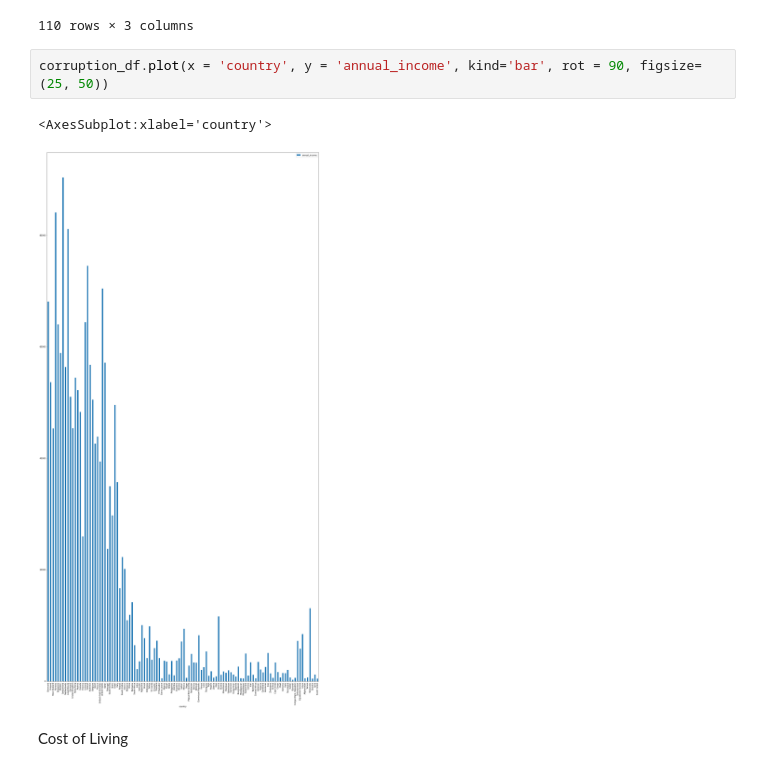
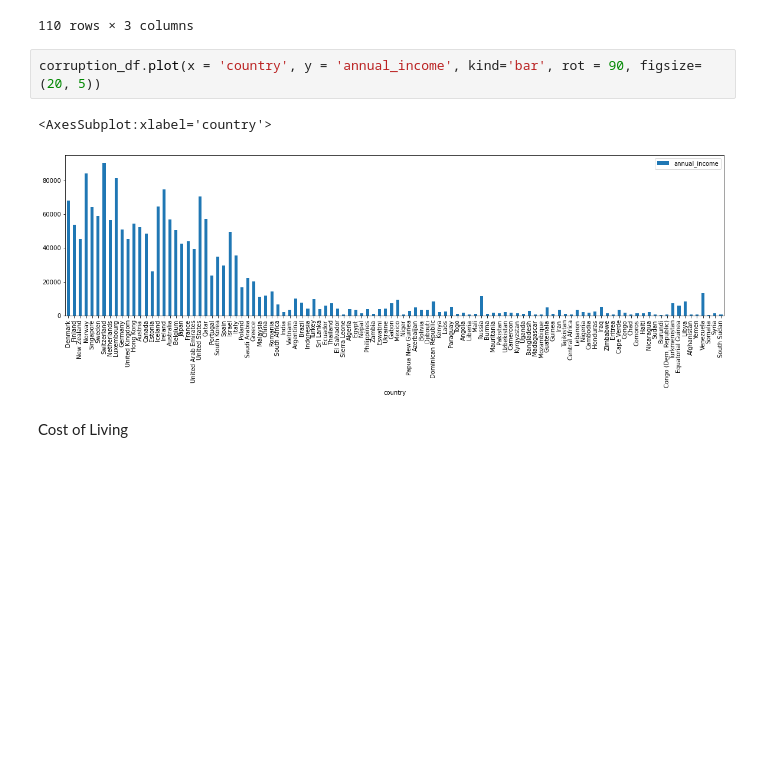
Before and after one commit to urvish7/World-Economics-Data, a Jupyter notebook: Code_For_Analysis.ipynb, the cells around one changed output. Saved outputs shown, nothing was run; the diff lists cells and outputs as text; blank space fills up the shorter version.

```diff
--- a/Code_For_Analysis.ipynb
+++ b/Code_For_Analysis.ipynb
@@ -119,10 +119,10 @@ corruption_df
 | 109 | South Sudan | 460 | 89 |
 110 rows × 3 columns
 # %%
-corruption_df.plot(x = 'country', y = 'annual_income', kind='bar', rot = 90, figsize=(25, 50))
+corruption_df.plot(x = 'country', y = 'annual_income', kind='bar', rot = 90, figsize=(20, 5))
 # %% [output]
 <AxesSubplot:xlabel='country'>
-[figure, old version]
+[figure, new version]
 # %% [markdown]
 Cost of Living
 # %%
```
Also changed, not shown: parts of 5 cells of this notebook, 7 other files.
